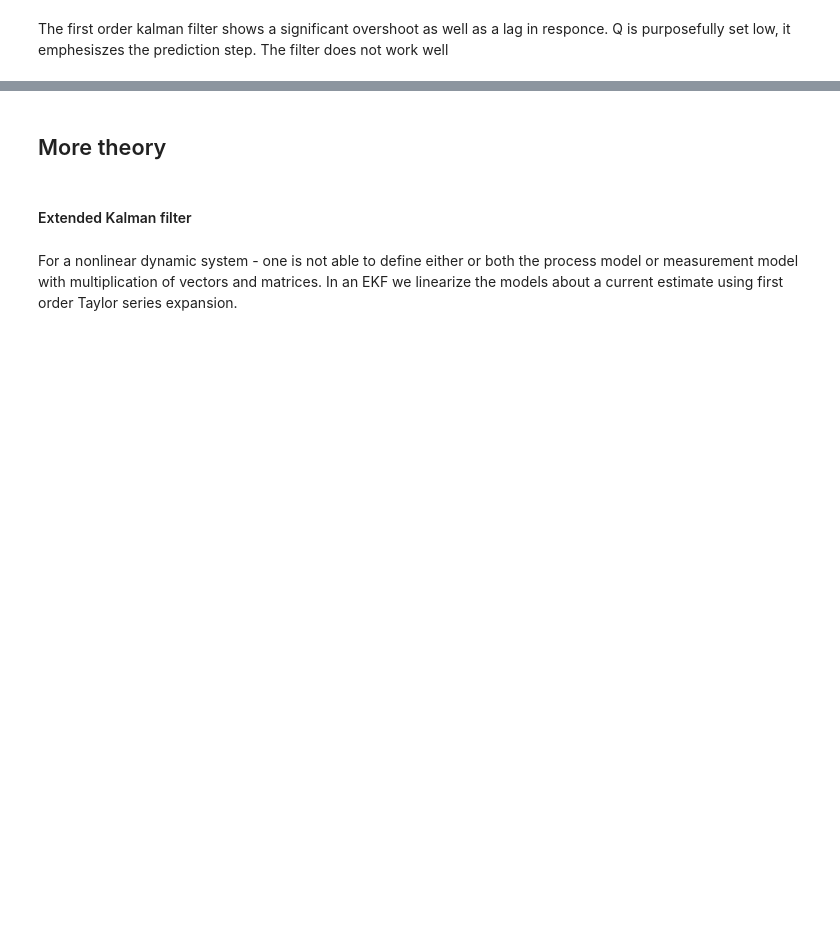
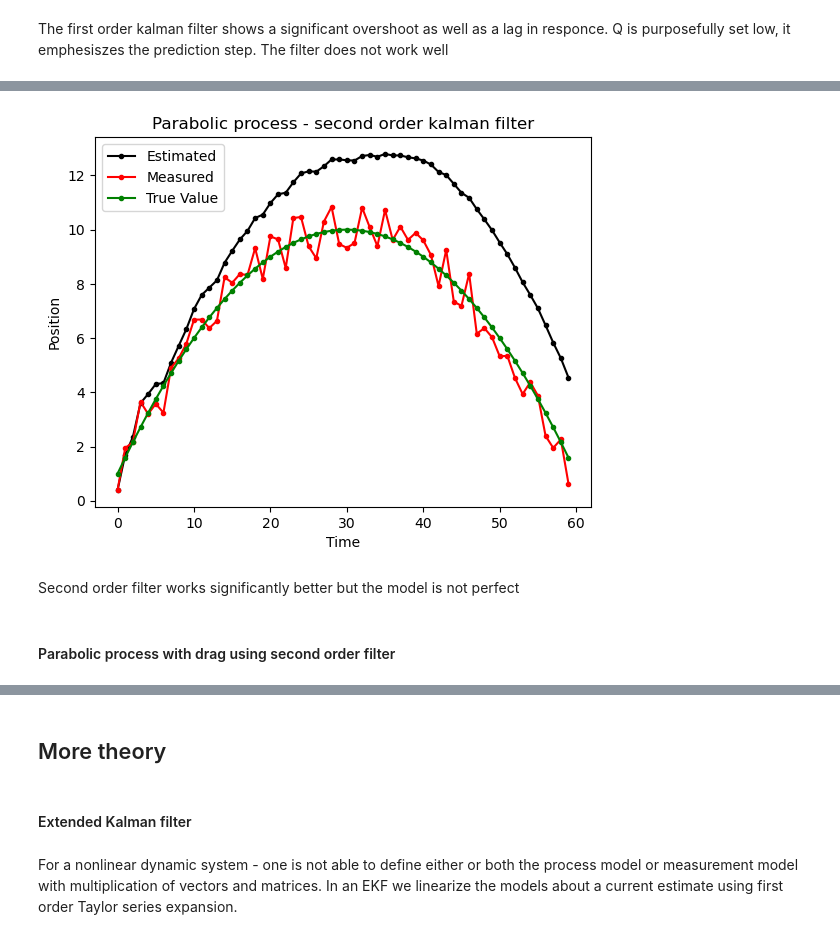
Before and after one commit to 262882/myKalmanFIlter, a Jupyter notebook: kalmanFilteringDemo.ipynb, the cells around one changed output, grey strips where cells are left out. Drawn from its saved outputs; the diff is of its cells as text; code cells hidden in the pictures; blank space fills up the shorter version.

```diff
--- a/kalmanFilteringDemo.ipynb
+++ b/kalmanFilteringDemo.ipynb
@@ -489,0 +273,4 @@ Second order filter does not capture the non-linear shape well
+# %%
+secondFilter_para = MyKalmanFilterHigherOrder(X0, P0, r, Q, F, H)
+df_para_second = run_filter(secondFilter_para, para_measure)
+df_para_second
@@ -489,0 +295,15 @@ Second order filter does not capture the non-linear shape well
+# %%
+plt.plot(df_para_second.index, np.stack((df_para_second['xt_curr'].to_numpy()).tolist(), axis=0)[:,0],marker=".",color="black")
+plt.plot(df_para_second.index, para_measure ,marker=".",color="red")
+plt.plot(df_para_second.index, para_gt ,marker=".",color="g")
+plt.title("Parabolic process - second order kalman filter")
+plt.xlabel("Time")
+plt.ylabel("Position")
+plt.legend(["Estimated","Measured","True Value"],loc='upper left')
+plt.show()
+# %% [output]
+[figure, added]
+# %% [markdown]
+Second order filter works significantly better but the model is not perfect
+# %% [markdown]
+#### Parabolic process with drag using second order filter
```
Also changed, not shown: parts of 93 cells of this notebook, 1 other file.
